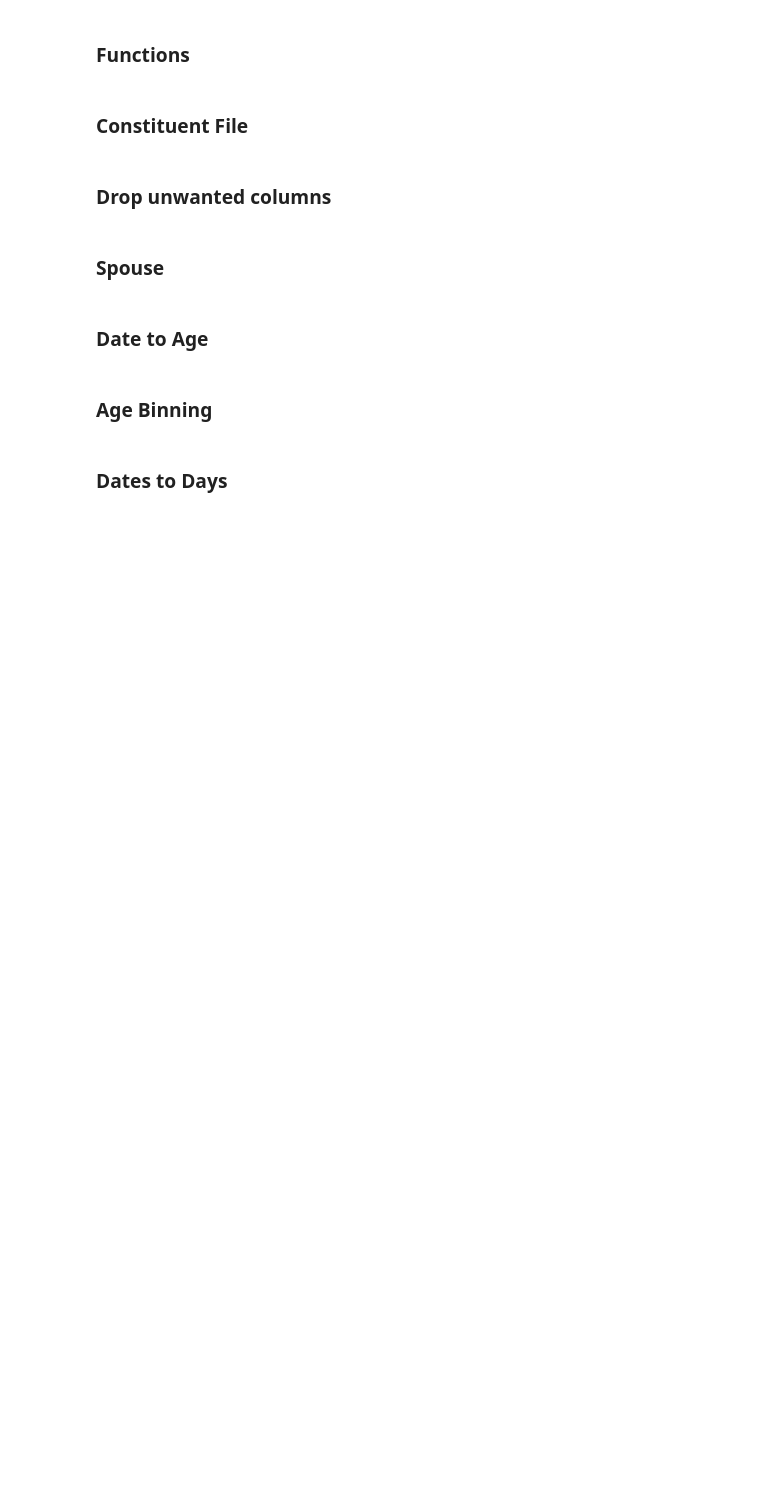
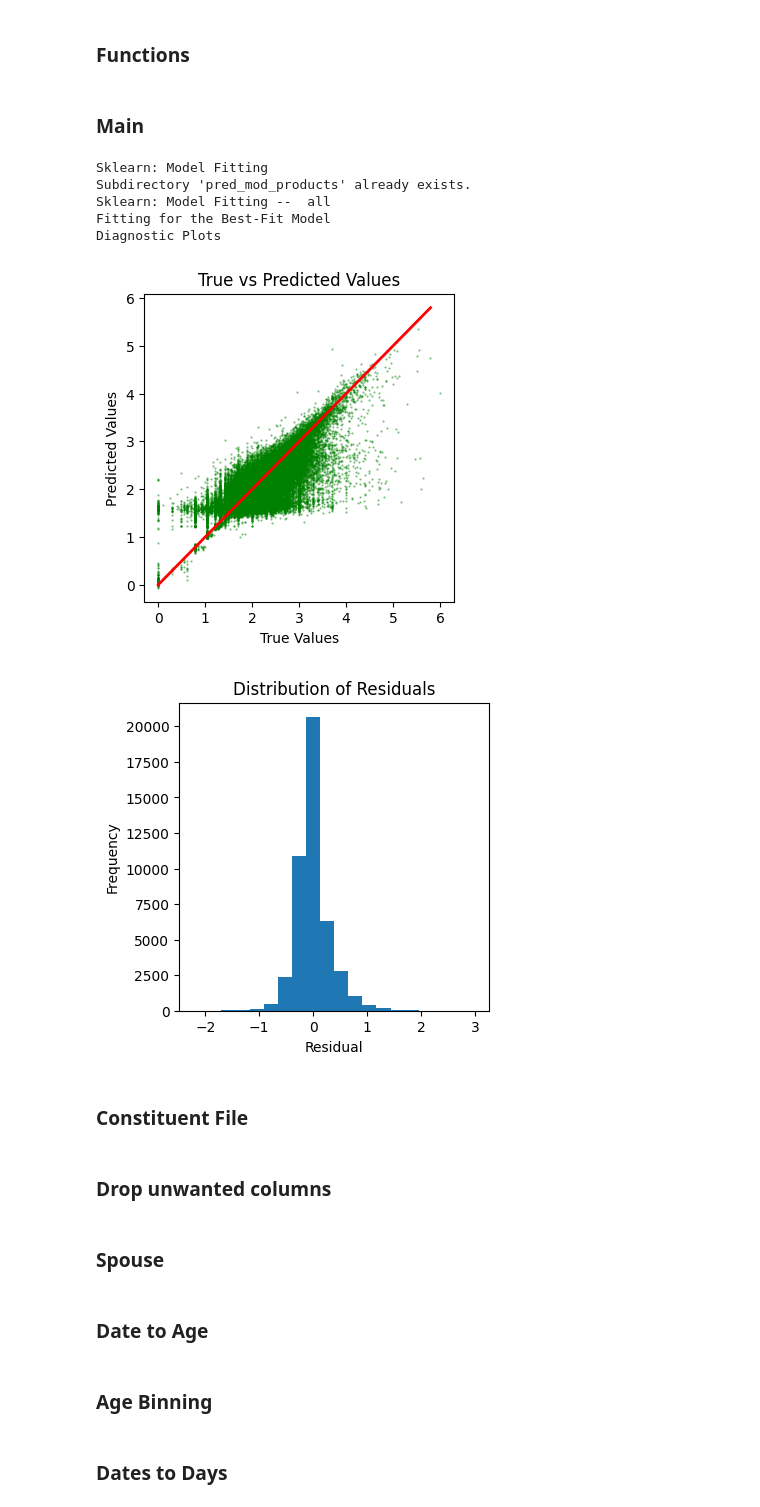
Before and after one commit to rmittalccs/ccs_pred_mod, a Jupyter notebook: pred_mod.ipynb, the cells around one changed output. Cells and saved outputs as stored; diff of their text form; code cells hidden in the pictures; blank space fills up the shorter version.

```diff
--- a/pred_mod.ipynb
+++ b/pred_mod.ipynb
@@ -47,3 +34,24 @@ from xgboost import plot_tree
 # %% [markdown]
 ### **Functions**
+# %%
+DEFAULT_COLUMNS_TO_DROP = ["Unnamed: 0", "org_name", "wealth_screen_data", "attributes"]
+subdirectory_name = "pred_mod_products"
+today = datetime.today()
+# %%
+def setup_output_directory(save_all_products, save_figures):
+    """
+    Creates a subdirectory if it does not already exist.
+    Note:
+        This function relies on the global variable `subdirectory_name`.
+    """
+
+    if save_figures or save_all_products:
+        subdirectory = subdirectory_name
+        if not os.path.exists(subdirectory):
+            os.makedirs(subdirectory)
+            print(f"Subdirectory '{subdirectory}' created.")
+        else:
+            print(f"Subdirectory '{subdirectory}' already exists.")
+
+    return None
 # %%
@@ -108,3 +598,31 @@ def bin_and_convert_to_binary(ages):
+# %% [markdown]
+### Main
+# %%
+client_name = "national_scleroderma_foundation"
+verbose_default = 1
+#df_pred_mod_input = pred_mod_read_file(client_name, df_cd=None, verbose=verbose_default)
+#df_pred_mod_ft = pred_mod_feature_transformation(df_pred_mod_input, columns_to_drop=DEFAULT_COLUMNS_TO_DROP, \
+#                                                 verbose=verbose_default)
+# df_pred_mod_filters = pred_mod_filters(df_pred_mod_ft, verbose=verbose_default)
+# df_pred_mod_sklearn, df_pred_mod_taggers = pred_mod_taggers(df_pred_mod_filters, verbose=verbose_default)
+# df_pred_mod_preprocessed, m_giving_logp1, constituent_id = pred_mod_sklearn_preprocessing(df_pred_mod_sklearn, \
+#                                                               verbose=verbose_default)
+# pred_mod_features = pred_mod_feature_selection(df_pred_mod_preprocessed, m_giving_logp1, verbose=verbose_default)
+# [(key, len(pred_mod_features[key])) for key in pred_mod_features.keys()]
+pred_mod_scores = pred_mod_fitting(df_pred_mod_preprocessed, df_pred_mod_taggers, \
+                  m_giving_logp1, constituent_id, pred_mod_features, client_name, \
+                  save_all_products=True, save_figures=True, verbose=verbose_default)
+
+#df_final = pred_mod_fitting(df_preprocessed, df_taggers, pred_mod_features, \
+#                            m_giving_logp1, constituent_id, verbose=0)
+# %% [output]
+Sklearn: Model Fitting
+Subdirectory 'pred_mod_products' already exists.
+Sklearn: Model Fitting --  all
+Fitting for the Best-Fit Model
+Diagnostic Plots
+[figure, added]
+[figure, added]
 # %% [markdown]
 ### **Constituent File**
 # %%
```
Also changed, not shown: parts of 48 cells of this notebook, 4 other files.
